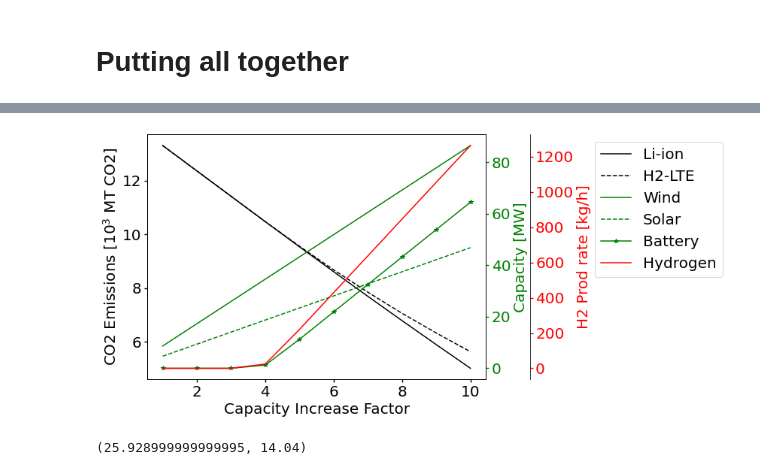
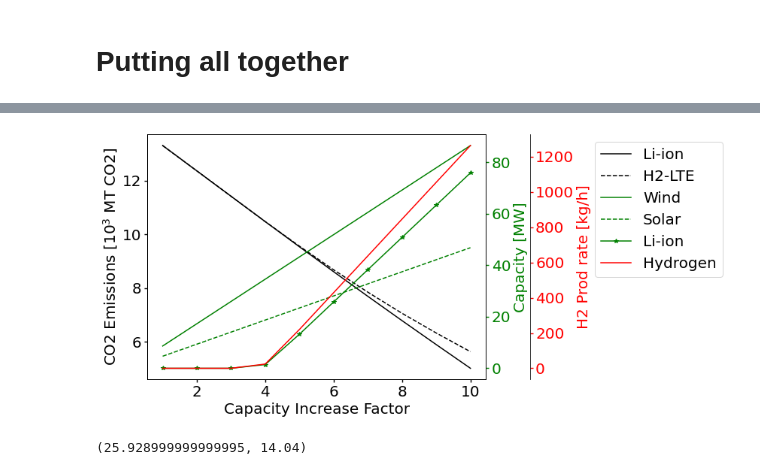
Before and after one commit to robfairh/uiuc-grid, a Jupyter notebook: alternative-summer.ipynb, the cells around one changed output, grey strips where cells are left out. Saved outputs shown, nothing was run; the diff lists cells and outputs as text; code cells hidden in the pictures.

```diff
--- a/alternative-summer.ipynb
+++ b/alternative-summer.ipynb
@@ -368,7 +368,7 @@ for times in range(1, 11):
     solar_cap.append(solar_max)
     wind_cap.append(wind_max)
     battery_co2.append(co2/1e3)
-    battery_cap.append(store_max)
+    battery_cap.append(store_max/0.85)
 
     # Hydrogen
     solar_max, wind_max, co2, store_max = dispatch1(times, 0.4)
@@ -407,10 +407,4 @@ Text(0.5, 1.0, 'Scenario1 - Summer')
 # %%
-def make_patch_spines_invisible(ax):
-    ax.set_frame_on(True)
-    ax.patch.set_visible(False)
-    for sp in ax.spines.values():
-        sp.set_visible(False)
-
 fig, host = plt.subplots()
 fig.subplots_adjust(right=0.75)
 
@@ -418,46 +412,39 @@ par1 = host.twinx()
 par2 = host.twinx()
 
 par2.spines["right"].set_position(("axes", 1.13))
-# make_patch_spines_invisible(par2)
 par2.spines["right"].set_visible(True)
 
 p1, = host.plot(np.arange(1, 11), battery_co2, 'k-', label='Li-ion')
 p2, = host.plot(np.arange(1, 11), hydrogen_co2, 'k--', label='H2-LTE')
 
 p3, = par1.plot(np.arange(1, 11), wind_cap, "g-", label="Wind")
 p4, = par1.plot(np.arange(1, 11), solar_cap, "g--", label="Solar")
-p5, = par1.plot(np.arange(1, 11), battery_cap, "g", marker='*', label="Battery")
+p5, = par1.plot(np.arange(1, 11), battery_cap, "g", marker='*', label="Li-ion")
 
 p6, = par2.plot(np.arange(1, 11), hydrogen_rate, "r-", label="Hydrogen")
-
-# host.set_xlim(0, 2)
-# host.set_ylim(0, 2)
-# par1.set_ylim(0, 4)
-# par2.set_ylim(1, 65)
 
 host.set_ylabel(r'CO2 Emissions [10$^3$ MT CO2]')
 host.set_xlabel('Capacity Increase Factor')
 par1.set_ylabel('Capacity [MW]')
 par2.set_ylabel('H2 Prod rate [kg/h]')
 
 host.yaxis.label.set_color(p1.get_color())
 par1.yaxis.label.set_color(p3.get_color())
 par2.yaxis.label.set_color(p6.get_color())
 
 tkw = dict(size=4, width=1.4)
 host.tick_params(axis='y', colors=p1.get_color(), **tkw)
 par1.tick_params(axis='y', colors=p3.get_color(), **tkw)
 par2.tick_params(axis='y', colors=p6.get_color(), **tkw)
 host.tick_params(axis='x', **tkw)
 
 lines = [p1, p2, p3, p4, p5, p6]
 
-# host.legend(lines, [l.get_label() for l in lines])
 host.legend(lines, [l.get_label() for l in lines], loc='upper left', bbox_to_anchor=(1.3, 1.0))
 plt.savefig('scenario1-summerA', dpi=300, bbox_inches="tight")
 plt.show()
 # %% [output]
-[figure, old version]
+[figure, new version]
 # %%
 wind_cap[2], solar_cap[2]
 # %% [output]
```
Also changed, not shown: parts of 8 cells of this notebook, 3 other files.
